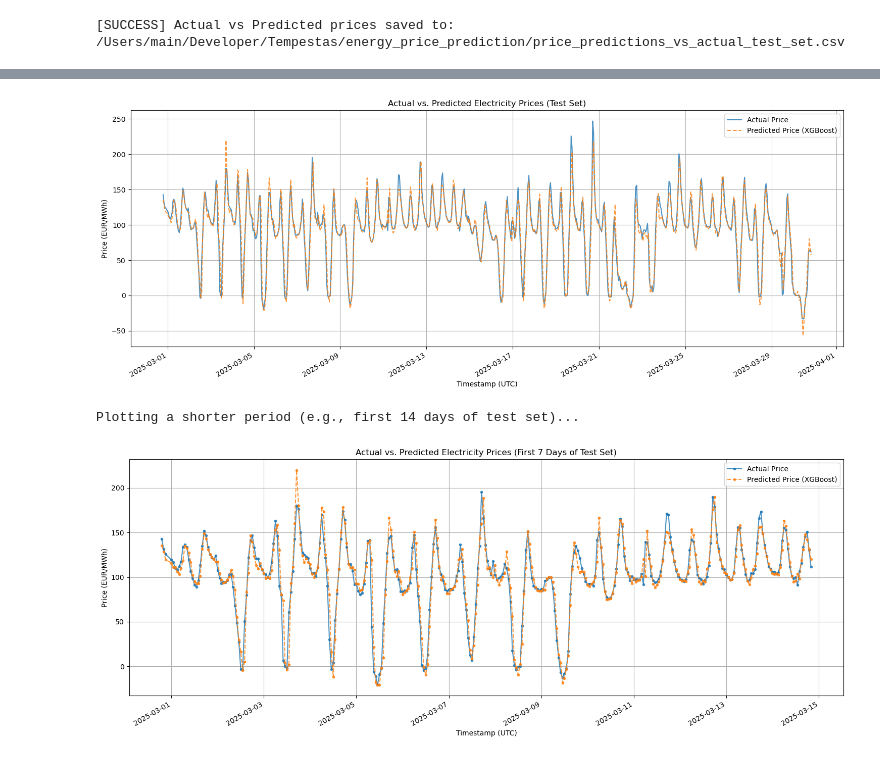
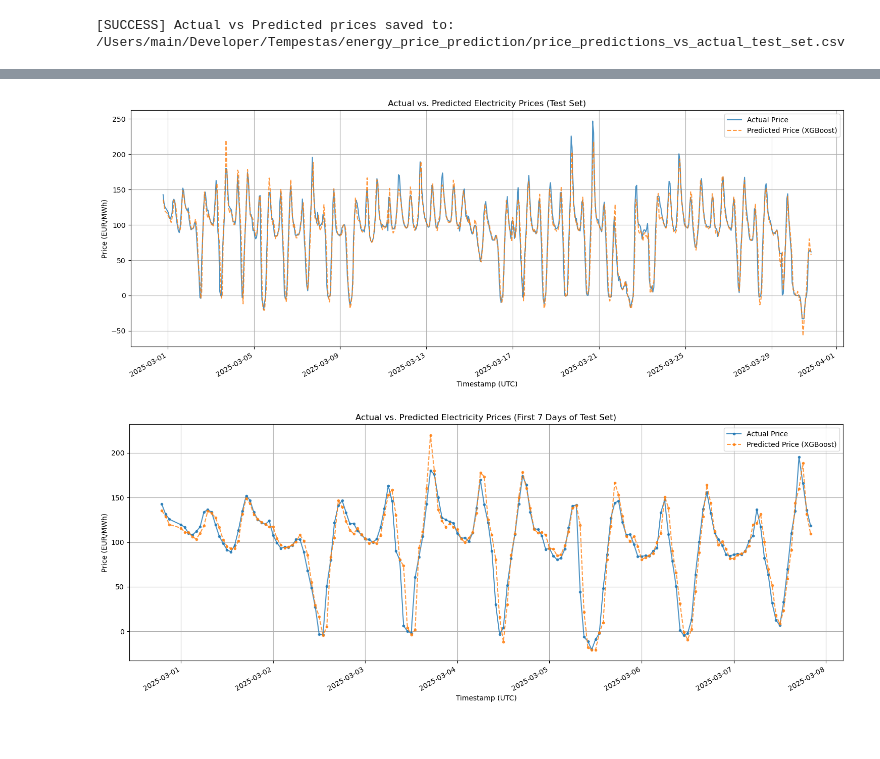
Before and after one commit to gabrielmeleiro1/Tempestas, a Jupyter notebook: energy_price_prediction/xgboost_price_prediction.ipynb, the cells around one changed output, grey strips where cells are left out. Drawn from its saved outputs; the diff is of its cells as text; code cells hidden in the pictures.

Commit message:
Change graphs

```diff
--- a/energy_price_prediction/xgboost_price_prediction.ipynb
+++ b/energy_price_prediction/xgboost_price_prediction.ipynb
@@ -375,33 +374,31 @@ Top 10 Features by Importance:
 # %%
 plot_df = pd.DataFrame({
     'Actual Price': y_test,
     'Predicted Price': y_pred
 }, index=y_test.index)
 
 fig, ax = plt.subplots(figsize=(15, 6))
 plot_df['Actual Price'].plot(ax=ax, label='Actual Price', alpha=0.8)
 plot_df['Predicted Price'].plot(ax=ax, label='Predicted Price (XGBoost)', linestyle='--', alpha=0.8)
 ax.set_title('Actual vs. Predicted Electricity Prices (Test Set)')
 ax.set_xlabel('Timestamp (UTC)')
 ax.set_ylabel('Price (EUR/MWh)')
 ax.legend()
 ax.grid(True)
 plt.tight_layout()
 plt.show()
 
-print("\nPlotting a shorter period (e.g., first 14 days of test set)...")
-plot_subset_df = plot_df.head(24 * 14)
+plot_subset_df = plot_df.head(24 * 7)
 fig_subset, ax_subset = plt.subplots(figsize=(15, 6))
 plot_subset_df['Actual Price'].plot(ax=ax_subset, label='Actual Price', marker='.', linestyle='-', alpha=0.8)
 plot_subset_df['Predicted Price'].plot(ax=ax_subset, label='Predicted Price (XGBoost)', marker='.', linestyle='--', alpha=0.8)
 ax_subset.set_title('Actual vs. Predicted Electricity Prices (First 7 Days of Test Set)')
 ax_subset.set_xlabel('Timestamp (UTC)')
 ax_subset.set_ylabel('Price (EUR/MWh)')
 ax_subset.legend()
 ax_subset.grid(True)
 plt.tight_layout()
 plt.show()
 # %% [output]
 [figure]
-Plotting a shorter period (e.g., first 14 days of test set)...
-[figure, old version]
+[figure, new version]
```
Also changed, not shown: parts of 2 cells of this notebook.
